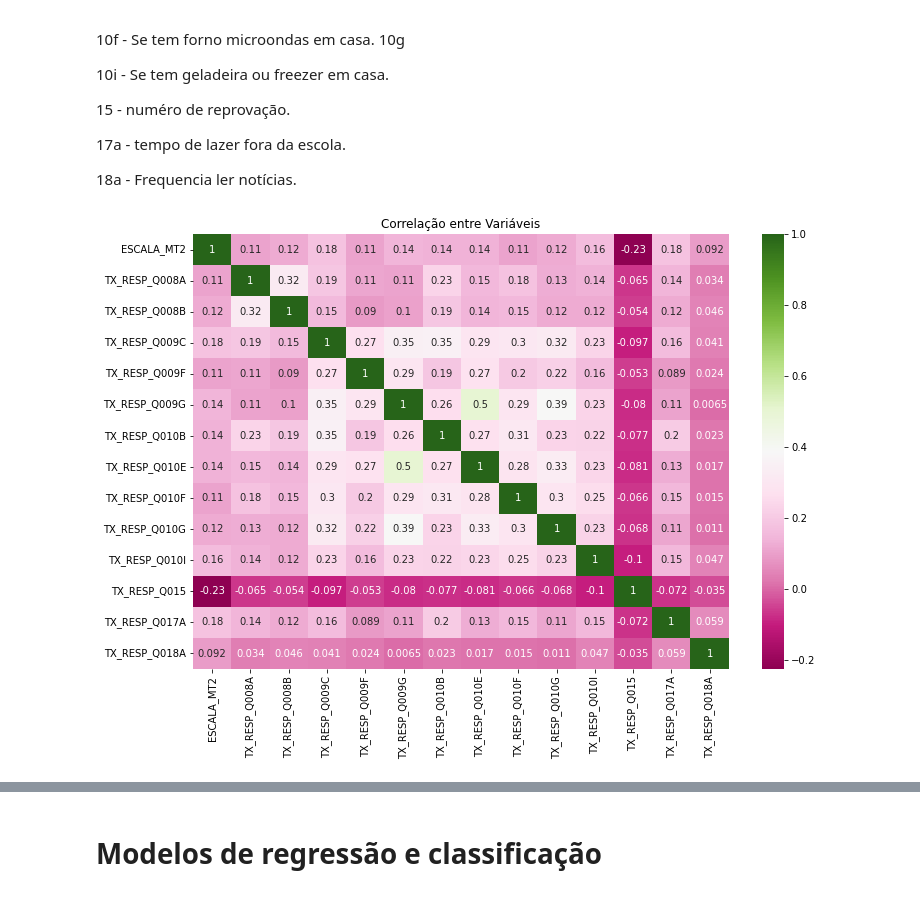
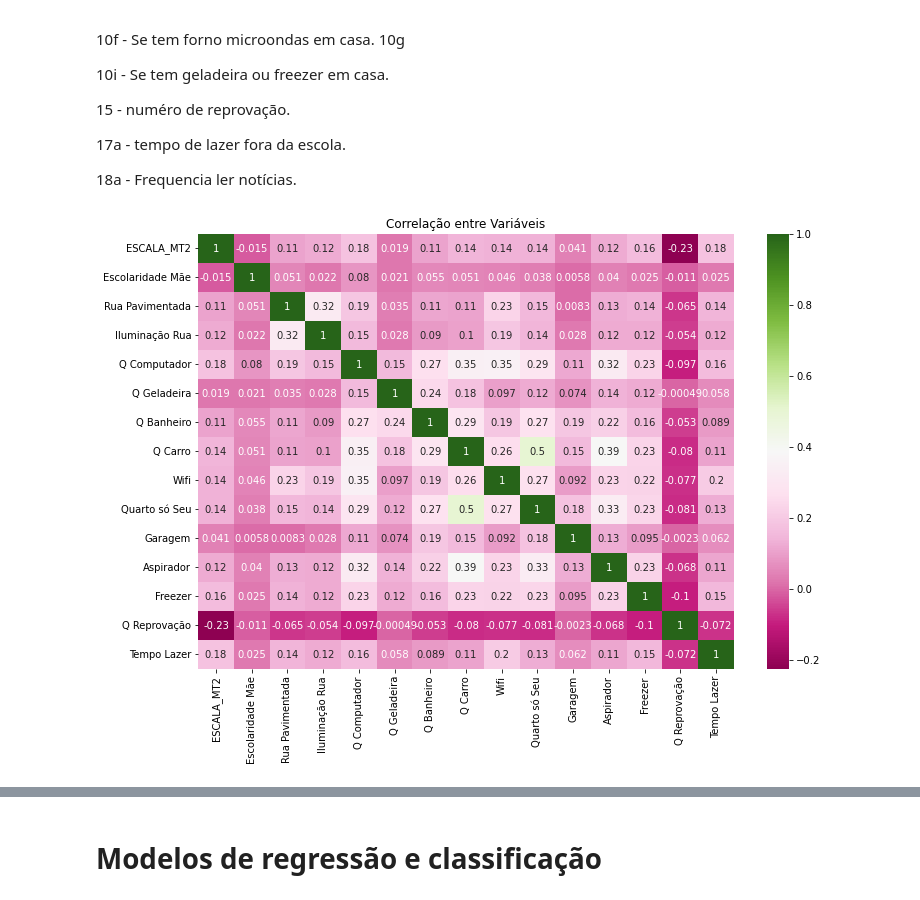
Before and after one commit to freitaasw/Analises_Saeb, a Jupyter notebook: Análises Saeb 2019/correlações/Questionário.ipynb, the cells around one changed output, grey strips where cells are left out. Drawn from its saved outputs; the diff is of its cells as text; code cells hidden in the pictures.

Commit message:
Atualizando modelos

```diff
--- a/Análises Saeb 2019/correlações/Questionário.ipynb
+++ b/Análises Saeb 2019/correlações/Questionário.ipynb
@@ -182,0 +282,4 @@ Name: ESCALA_MT, dtype: int64
+# %%
+from sklearn.model_selection import train_test_split
+
+X_train, X_test, y_train, y_test = train_test_split(X, y, test_size = 0.20, random_state = 42)
@@ -182,0 +359,14 @@ Name: ESCALA_MT, dtype: int64
+# %%
+# Separando dados por niveis
+escala = [
+    (alunos2["PROFICIENCIA_MT_SAEB"] < 200),
+    (alunos2["PROFICIENCIA_MT_SAEB"] >= 200) & (alunos2["PROFICIENCIA_MT_SAEB"] < 250),
+    (alunos2["PROFICIENCIA_MT_SAEB"] >= 250) & (alunos2["PROFICIENCIA_MT_SAEB"] < 300),
+    (alunos2["PROFICIENCIA_MT_SAEB"] >= 300) & (alunos2["PROFICIENCIA_MT_SAEB"] < 350),
+    (alunos2["PROFICIENCIA_MT_SAEB"] >= 350) & (alunos2["PROFICIENCIA_MT_SAEB"] < 400),
+    (alunos2["PROFICIENCIA_MT_SAEB"] >= 400)
+    ]
+nivel = ["Nivel 0", "Nivel 1", "Nivel 2", "Nivel 3", "Nivel 4", "Nivel 5"]
+
+alunos2["ESCALA_MT2"] = np.select(escala, nivel)
+alunos2.head()
@@ -182,0 +380,14 @@ Name: ESCALA_MT, dtype: int64
+# %%
+# Transformado os dados
+from sklearn.preprocessing import LabelEncoder
+
+colums = ["ESCALA_MT2", "Escolaridade Mãe", "Rua Pavimentada",
+                    "Iluminação Rua", "Q Computador", "Q Geladeira","Q Banheiro",
+                    "Q Carro", "Wifi", "Quarto só Seu", "Garagem", "Aspirador", "Freezer",
+                    "Q Reprovação", "Tempo Lazer",
+                    ]
+
+label_encoder = LabelEncoder()
+
+for index in colums:
+    alunos2[index] = label_encoder.fit_transform(alunos2[index])
@@ -264,8 +464,9 @@ df_analise.corr(method='spearman')
 # %%
-catOrdinais = ['ESCALA_MT2','TX_RESP_Q008A','TX_RESP_Q008B','TX_RESP_Q009C',
-                       'TX_RESP_Q009F','TX_RESP_Q009G','TX_RESP_Q010B','TX_RESP_Q010E','TX_RESP_Q010F',
-                      'TX_RESP_Q010G', 'TX_RESP_Q010I', 'TX_RESP_Q015','TX_RESP_Q017A', 'TX_RESP_Q018A']
+catOrdinais = ["ESCALA_MT2", "Escolaridade Mãe", "Rua Pavimentada",
+                    "Iluminação Rua", "Q Computador", "Q Geladeira","Q Banheiro",
+                    "Q Carro", "Wifi", "Quarto só Seu", "Garagem", "Aspirador", "Freezer",
+                    "Q Reprovação", "Tempo Lazer"]
 
-df_home=data_encoded[catOrdinais]
+df_home=alunos2[catOrdinais]
 df_home.head()
 # %% [output]
@@ -343,11 +591,11 @@ plt.show()
 18a - Frequencia ler notícias.
 # %%
 plt.figure(figsize=(12,8))
-sns.heatmap(df_home.corr(method="kendall"), annot=True, cmap="PiYG")
+sn.heatmap(df_home.corr(method="kendall"), annot=True, cmap="PiYG")
 plt.title("Correlação entre Variáveis")
 plt.show()
 # %% [output]
-[figure, old version]
+[figure, new version]
 # %%
 # Importar metrica
 from sklearn.feature_selection import chi2
```
Also changed, not shown: parts of 58 cells of this notebook.
